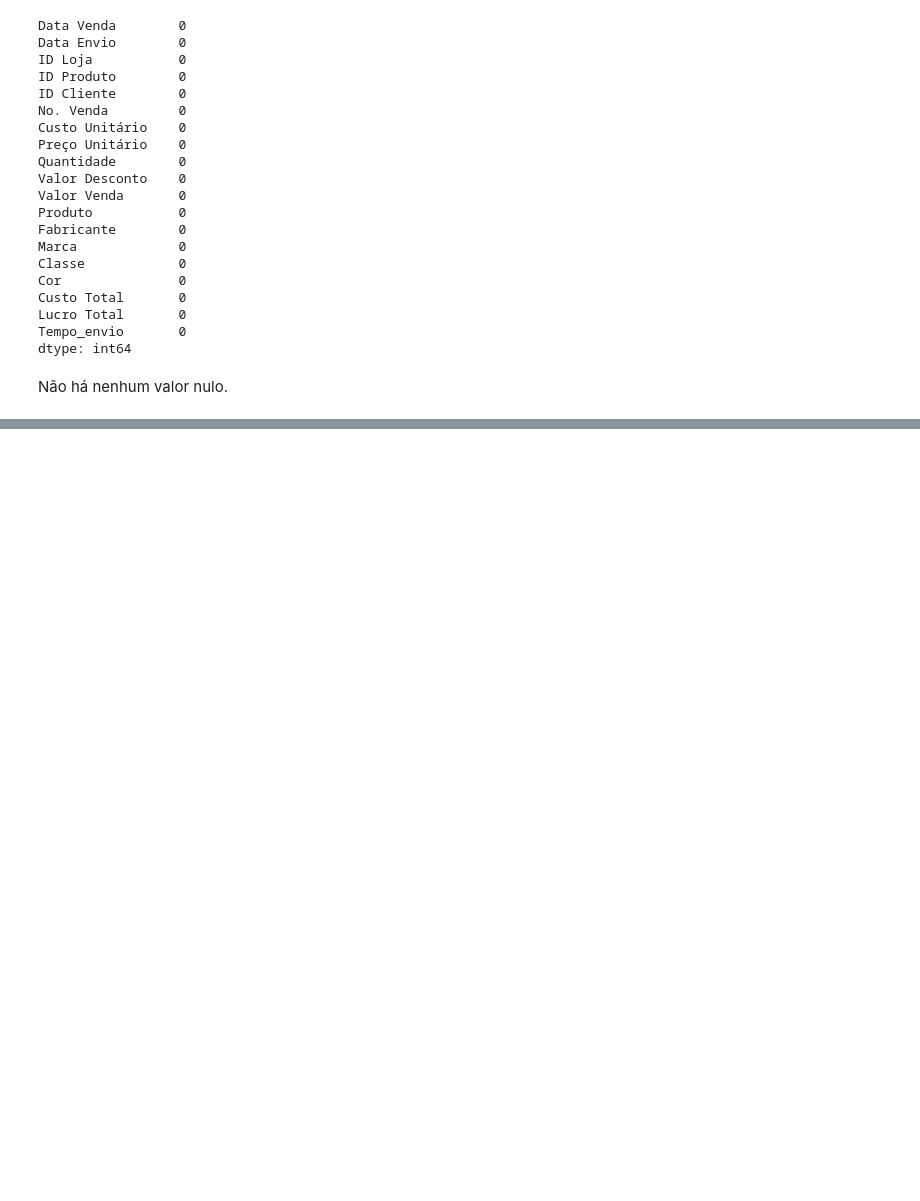
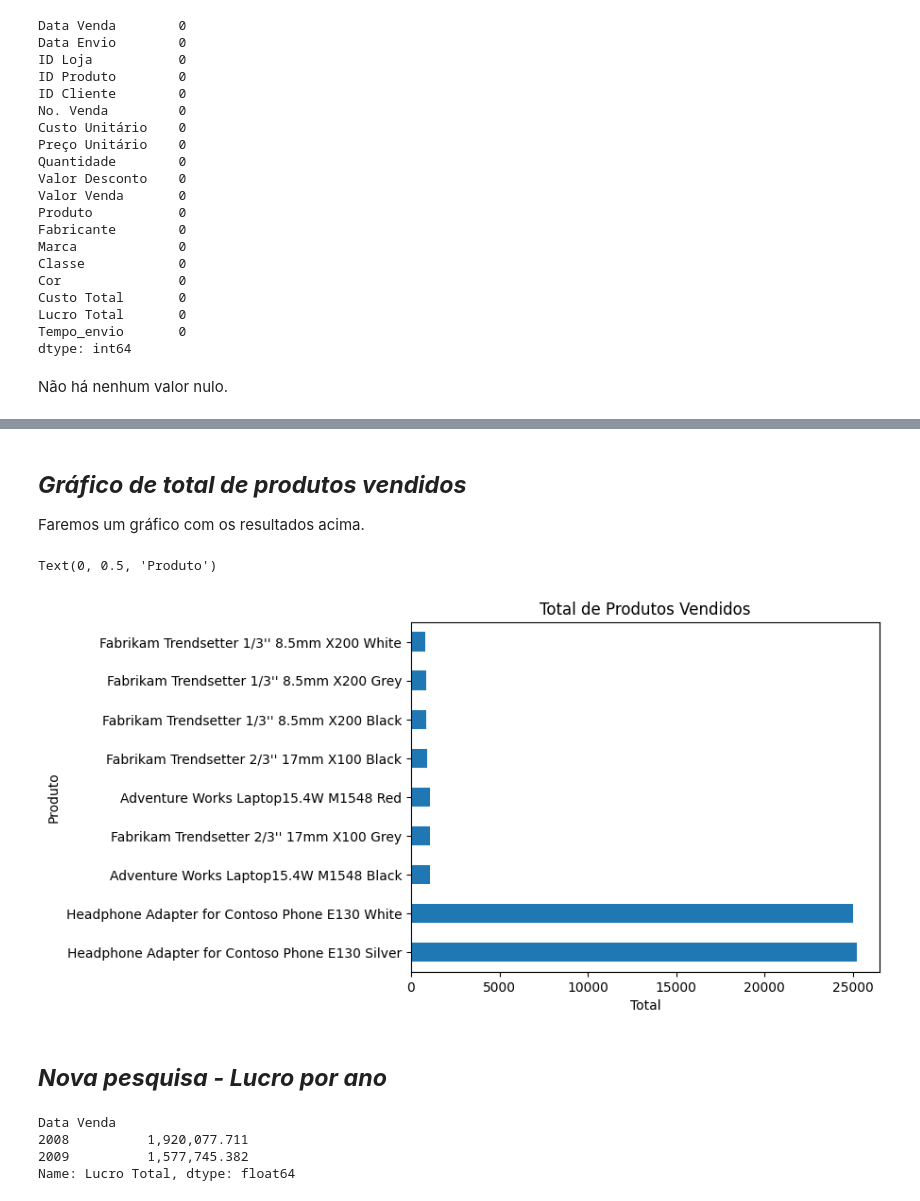
Before and after one commit to Felipe-Magalhaes-A-Carneiro/analise_de_dados-python_pandas, a Jupyter notebook: Notebooks/03-analise_exploratoria.ipynb, the cells around one changed output, grey strips where cells are left out. Drawn from its saved outputs; the diff is of its cells as text; code cells hidden in the pictures; blank space fills up the shorter version.

Commit message:
aula - graficos - novas pesquisas e graficos

```diff
--- a/Notebooks/03-analise_exploratoria.ipynb
+++ b/Notebooks/03-analise_exploratoria.ipynb
@@ -6,4 +6,4 @@ import matplotlib.pyplot as plt
 # %% [markdown]
 Definindo e estilo do gráfico:
 # %%
-plt.style.use("seaborn")
+# plt.style.use("seaborn")
@@ -223,0 +246,20 @@ Não há nenhum valor nulo.
+# %% [markdown]
+## ***Gráfico de total de produtos vendidos***
+
+Faremos um gráfico com os resultados acima.
+# %%
+df.groupby("Produto")["Quantidade"].sum().sort_values(ascending= False).plot.barh(title = "Total de Produtos Vendidos")
+plt.xlabel("Total")
+plt.ylabel("Produto")
+# %% [output]
+Text(0, 0.5, 'Produto')
+[figure, added]
+# %% [markdown]
+## ***Nova pesquisa - Lucro por ano***
+# %%
+df.groupby(df["Data Venda"].dt.year)["Lucro Total"].sum()
+# %% [output]
+Data Venda
+2008          1,920,077.711
+2009          1,577,745.382
+Name: Lucro Total, dtype: float64
```
Also changed, not shown: parts of 20 cells of this notebook.
